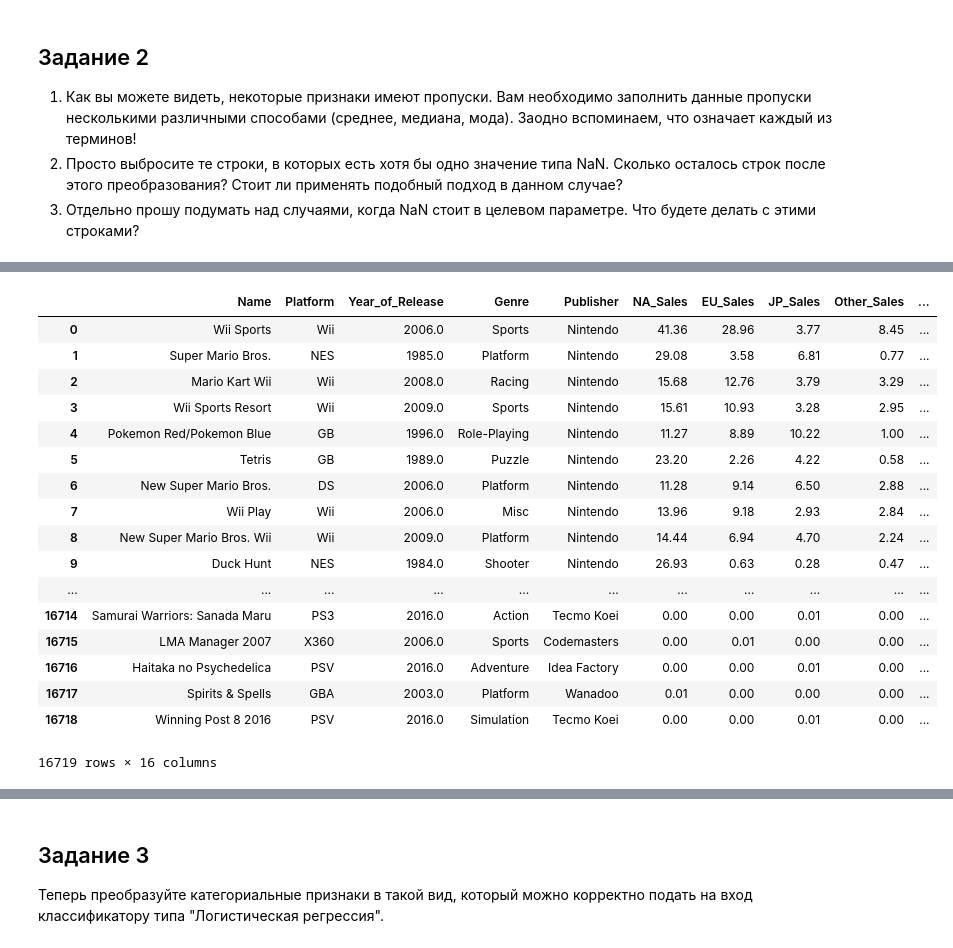
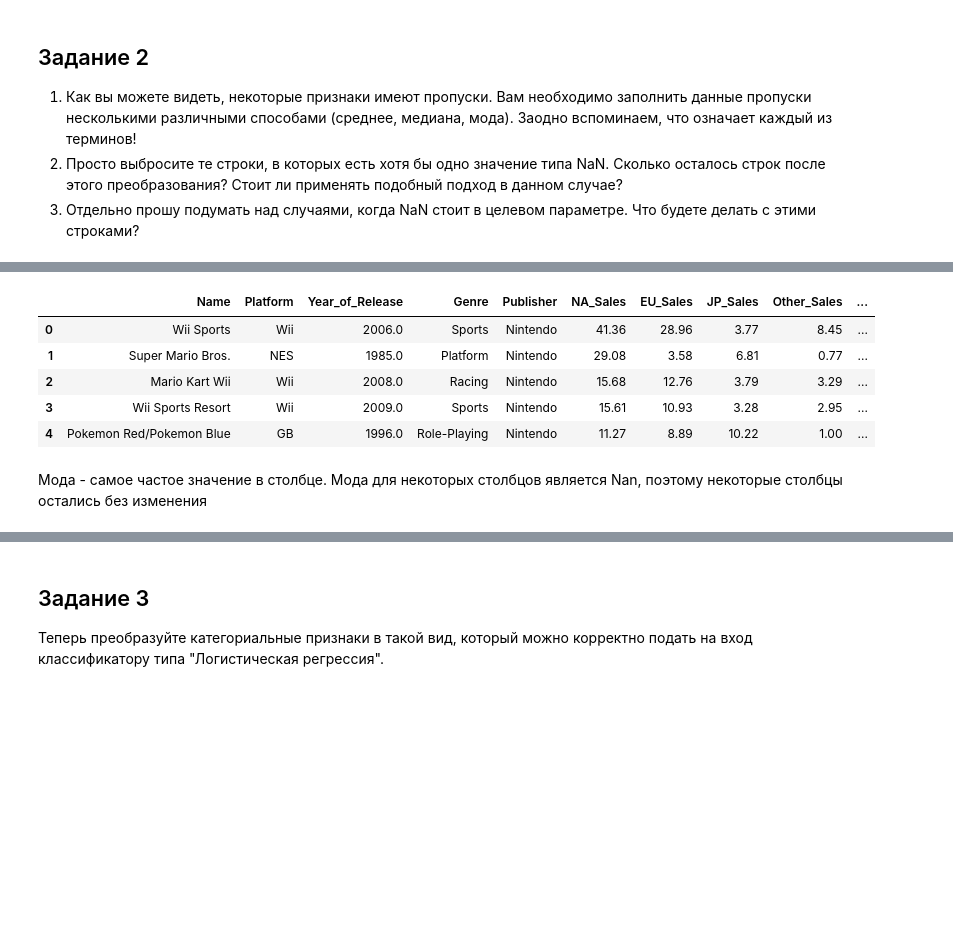
Before and after one commit to Afsent/Nordic_IT_School, a Jupyter notebook: ML/HW24/HW24_Logistic_Regression.ipynb, the cells around one changed output, grey strips where cells are left out. Drawn from its saved outputs; the diff is of its cells as text; code cells hidden in the pictures; blank space fills up the shorter version.

```diff
--- a/ML/HW24/HW24_Logistic_Regression.ipynb
+++ b/ML/HW24/HW24_Logistic_Regression.ipynb
@@ -101,0 +108,2 @@ sns.kdeplot(df_sales['Other_Sales'], shade=True)
+# %%
+df_sales = df_sales.replace('tbd', np.nan)
@@ -161,22 +175,12 @@ df_sales.fillna(df_sales.mean())
 # %%
-df_sales.fillna(df_sales.median())
+df_sales.fillna(df_sales.median()).head()
 # %% [output]
 |  | Name | Platform | Year_of_Release | Genre | Publisher | NA_Sales | EU_Sales | JP_Sales | Other_Sales | ... |
 | 0 | Wii Sports | Wii | 2006.0 | Sports | Nintendo | 41.36 | 28.96 | 3.77 | 8.45 | ... |
 | 1 | Super Mario Bros. | NES | 1985.0 | Platform | Nintendo | 29.08 | 3.58 | 6.81 | 0.77 | ... |
 | 2 | Mario Kart Wii | Wii | 2008.0 | Racing | Nintendo | 15.68 | 12.76 | 3.79 | 3.29 | ... |
 | 3 | Wii Sports Resort | Wii | 2009.0 | Sports | Nintendo | 15.61 | 10.93 | 3.28 | 2.95 | ... |
 | 4 | Pokemon Red/Pokemon Blue | GB | 1996.0 | Role-Playing | Nintendo | 11.27 | 8.89 | 10.22 | 1.00 | ... |
-| 5 | Tetris | GB | 1989.0 | Puzzle | Nintendo | 23.20 | 2.26 | 4.22 | 0.58 | ... |
-| 6 | New Super Mario Bros. | DS | 2006.0 | Platform | Nintendo | 11.28 | 9.14 | 6.50 | 2.88 | ... |
-| 7 | Wii Play | Wii | 2006.0 | Misc | Nintendo | 13.96 | 9.18 | 2.93 | 2.84 | ... |
-| 8 | New Super Mario Bros. Wii | Wii | 2009.0 | Platform | Nintendo | 14.44 | 6.94 | 4.70 | 2.24 | ... |
-| 9 | Duck Hunt | NES | 1984.0 | Shooter | Nintendo | 26.93 | 0.63 | 0.28 | 0.47 | ... |
-| ... | ... | ... | ... | ... | ... | ... | ... | ... | ... | ... |
-| 16714 | Samurai Warriors: Sanada Maru | PS3 | 2016.0 | Action | Tecmo Koei | 0.00 | 0.00 | 0.01 | 0.00 | ... |
-| 16715 | LMA Manager 2007 | X360 | 2006.0 | Sports | Codemasters | 0.00 | 0.01 | 0.00 | 0.00 | ... |
-| 16716 | Haitaka no Psychedelica | PSV | 2016.0 | Adventure | Idea Factory | 0.00 | 0.00 | 0.01 | 0.00 | ... |
-| 16717 | Spirits & Spells | GBA | 2003.0 | Platform | Wanadoo | 0.01 | 0.00 | 0.00 | 0.00 | ... |
-| 16718 | Winning Post 8 2016 | PSV | 2016.0 | Simulation | Tecmo Koei | 0.00 | 0.00 | 0.01 | 0.00 | ... |
-16719 rows × 16 columns
+# %% [markdown]
+Мода - самое частое значение в столбце. Мода для некоторых столбцов является Nan, поэтому некоторые столбцы остались без изменения
 # %%
```
Also changed, not shown: parts of 18 cells of this notebook.
